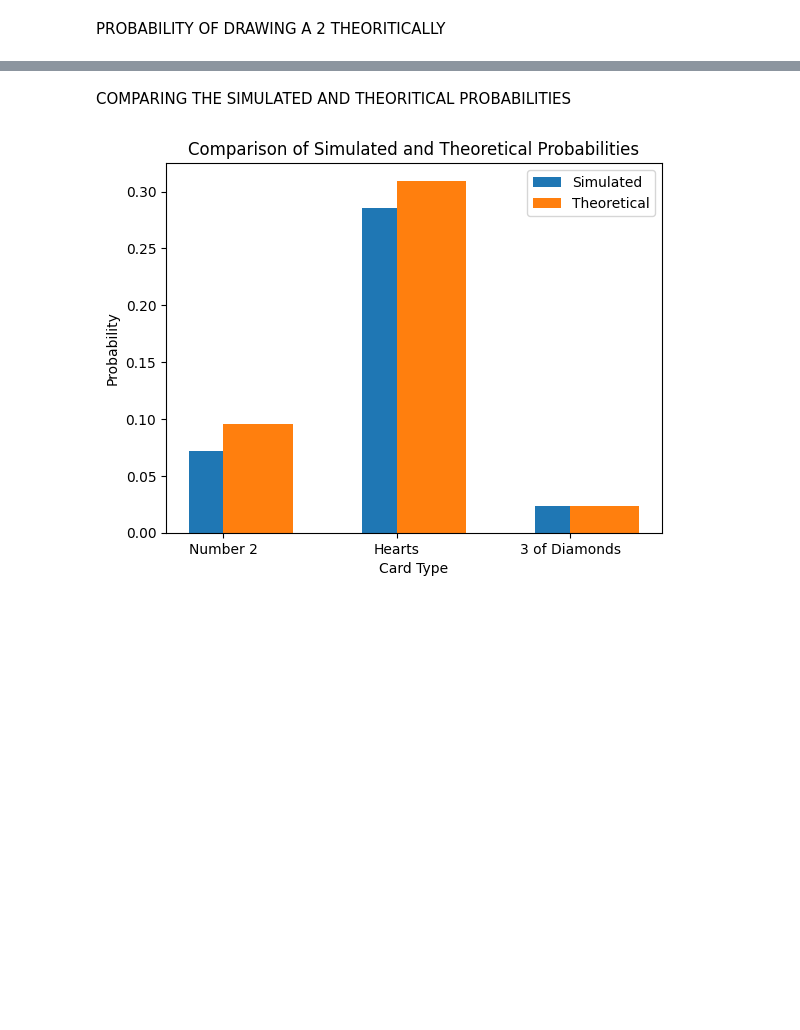
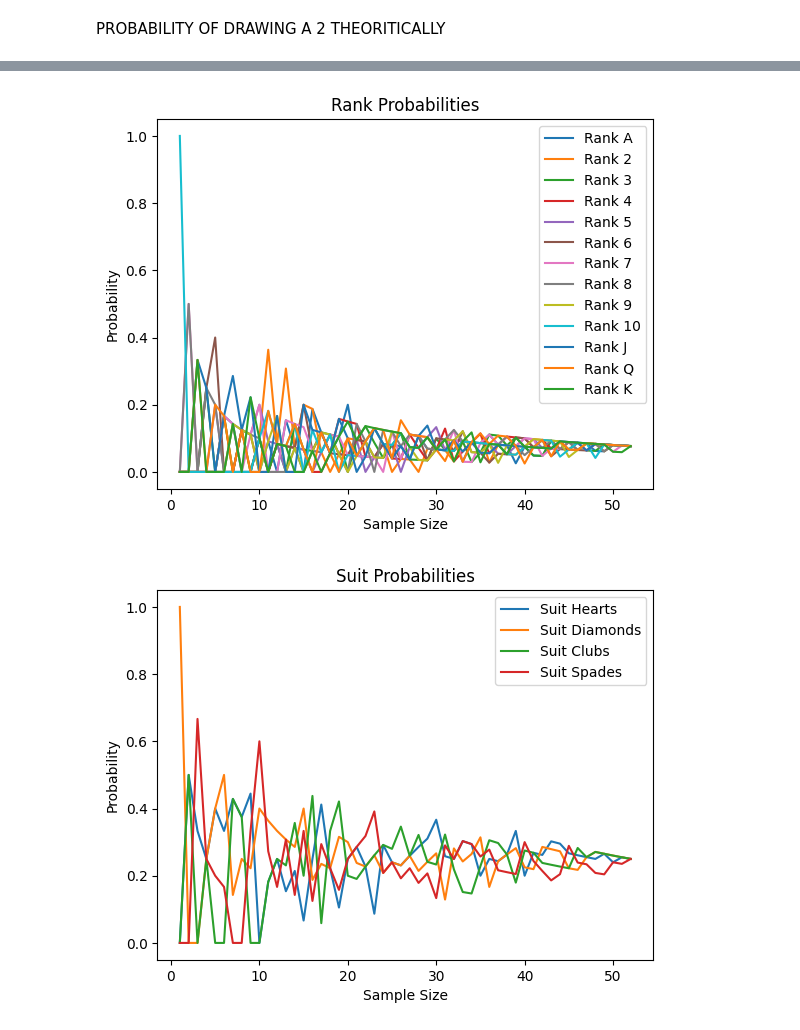
Before and after one commit to kkipngenokoech/MathsRequiredForAI, a Jupyter notebook: latex/cards.ipynb, the cells around one changed output, grey strips where cells are left out. Saved outputs shown, nothing was run; the diff lists cells and outputs as text; code cells hidden in the pictures; blank space fills up the shorter version.

```diff
--- a/latex/cards.ipynb
+++ b/latex/cards.ipynb
@@ -35,0 +33,4 @@ J Spades, 4 Spades, 5 Spades, 9 Spades, 3 Clubs, 8 Spades, 4 Clubs, 7 Diamonds,
+# %%
+sample_size = 10
+sample = deck.draw(sample_size)
+print("Sample drawn:", sample)
@@ -60,3 +64,15 @@ number_2_cards_simulated_probability
+# %%
+def simulate_draws(deck, max_sample_size):
+    results = []
+    for size in range(1, max_sample_size + 1):
+        deck = Deck()
+        deck.shuffle()
+        sample = deck.draw(size)
+        rank_probabilities, suit_probabilities = calculate_probabilities(sample)
+        results.append((size, rank_probabilities, suit_probabilities))
+    return results
+
+results = simulate_draws(deck, 52)
 # %% [markdown]
 PROBABILITY OF DRAWING A 2 THEORITICALLY
 # %%
@@ -103,27 +80,32 @@ print(theory_diamonds_of_three_probability)
-# %% [markdown]
-COMPARING THE SIMULATED AND THEORITICAL PROBABILITIES
-# %%
-# Data for plotting
-labels = ['Number 2', 'Hearts', '3 of Diamonds']
-simulated_probs = [simulated_2_probability, simulated_heart_probability, simulated_diamonds_of_three_probability]
-theoretical_probs = [theory_2_probability, theory_heart_probability, theory_diamonds_of_three_probability]
-
-x = range(len(labels))  # the label locations
-
-# Plotting
-fig, ax = plt.subplots()
-ax.bar(x, simulated_probs, width=0.4, label='Simulated', align='center')
-ax.bar(x, theoretical_probs, width=0.4, label='Theoretical', align='edge')
-
-# Adding labels and title
-ax.set_xlabel('Card Type')
-ax.set_ylabel('Probability')
-ax.set_title('Comparison of Simulated and Theoretical Probabilities')
-ax.set_xticks(x)
-ax.set_xticklabels(labels)
-ax.legend()
-
-# Show plot
-plt.show()
-# %% [output]
-[figure, removed]
+# %%
+import matplotlib.pyplot as plt
+
+def plot_probabilities(results):
+    sample_sizes = [result[0] for result in results]
+    rank_probabilities = [result[1] for result in results]
+    suit_probabilities = [result[2] for result in results]
+
+    for rank in Deck.ranks:
+        probabilities = [prob[rank] for prob in rank_probabilities]
+        plt.plot(sample_sizes, probabilities, label=f"Rank {rank}")
+
+    plt.xlabel("Sample Size")
+    plt.ylabel("Probability")
+    plt.title("Rank Probabilities")
+    plt.legend()
+    plt.show()
+
+    for suit in Deck.suits:
+        probabilities = [prob[suit] for prob in suit_probabilities]
+        plt.plot(sample_sizes, probabilities, label=f"Suit {suit}")
+
+    plt.xlabel("Sample Size")
+    plt.ylabel("Probability")
+    plt.title("Suit Probabilities")
+    plt.legend()
+    plt.show()
+
+plot_probabilities(results)
+# %% [output]
+[figure, added]
+[figure, added]
```
Also changed, not shown: parts of 6 cells of this notebook, 5 other files.
